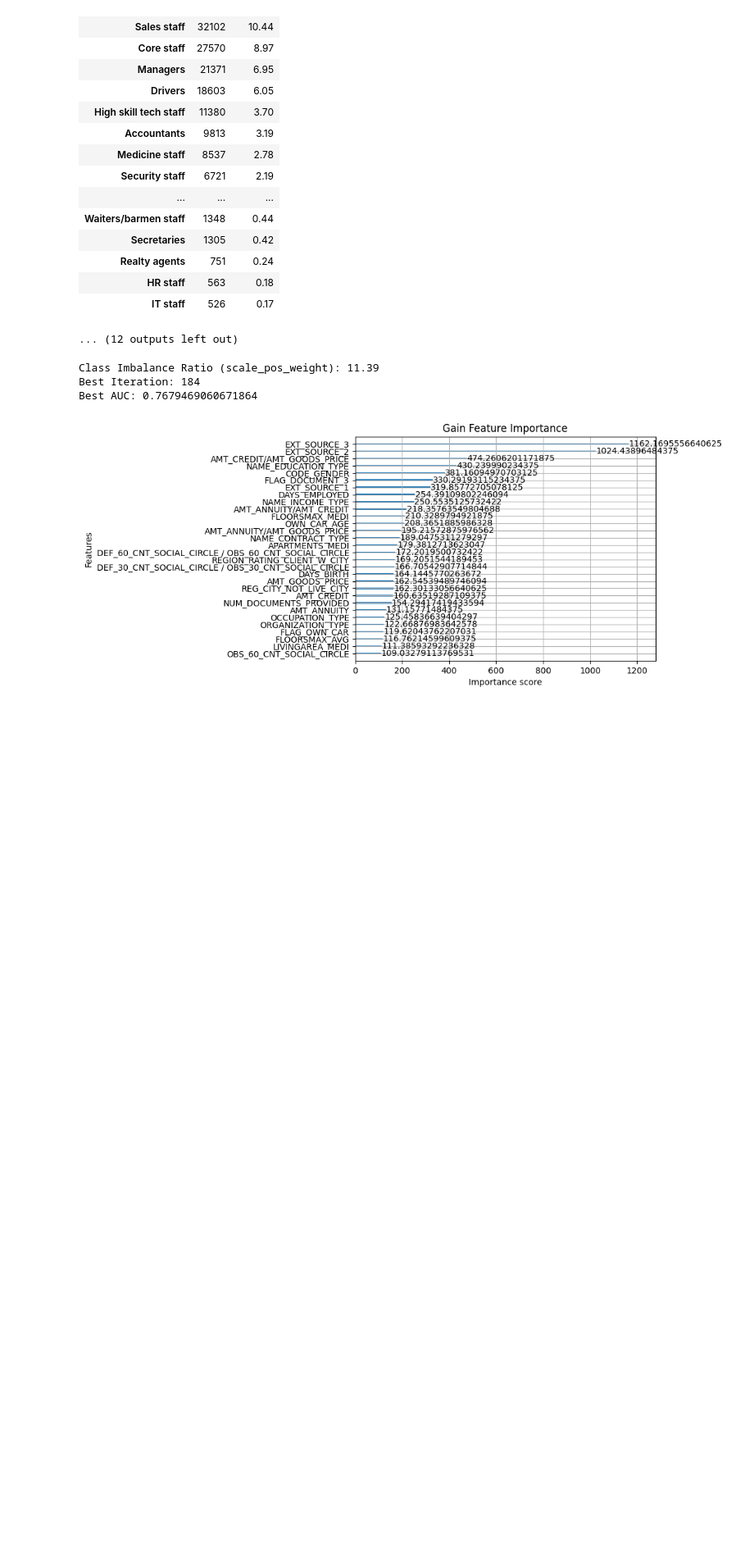
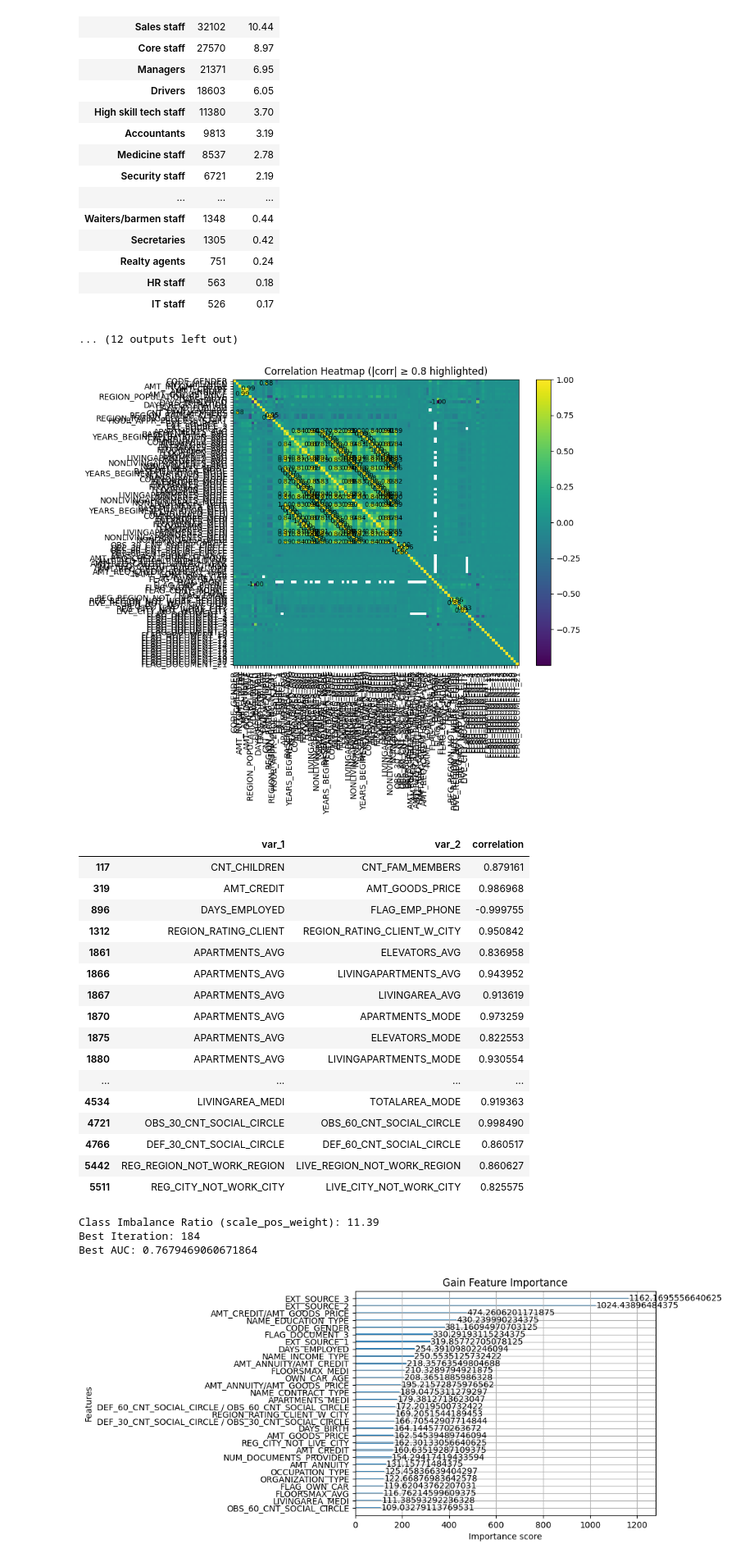
Before and after one commit to skydoldif/home-credit-default-risk, a Jupyter notebook: data_processing.ipynb, the cells around one changed output. Shown at 82% size. Cells and saved outputs as stored; diff of their text form; code cells hidden in the pictures; blank space fills up the shorter version.

```diff
--- a/data_processing.ipynb
+++ b/data_processing.ipynb
@@ -142,6 +142,69 @@ Name: Description, dtype: object
 # %%
 X_trainval = feature_engineering(X_trainval)
 X_test = feature_engineering(X_test)
+# %%
+# Plot correlation heatmap and highlight highly correlated variables (|corr| >= threshold)
+import numpy as np
+import matplotlib.pyplot as plt
+
+# Assume X_trainval, numerical_vars, binary_vars already exist in the environment
+cols = numerical_vars + binary_vars
+corr = X_trainval[cols].corr()
+
+threshold = 0.8  # define "highly correlated"
+
+fig, ax = plt.subplots(figsize=(10, 8))
+
+# Heatmap using matplotlib only
+im = ax.imshow(corr.values)
+plt.colorbar(im, ax=ax, fraction=0.046, pad=0.04)
+
+# Ticks and labels
+ax.set_xticks(np.arange(len(cols)))
+ax.set_yticks(np.arange(len(cols)))
+ax.set_xticklabels(cols, rotation=90)
+ax.set_yticklabels(cols)
+
+# Highlight highly correlated pairs
+for i in range(len(cols)):
+    for j in range(len(cols)):
+        if i != j and abs(corr.values[i, j]) >= threshold:
+            ax.text(j, i, f"{corr.values[i, j]:.2f}",
+                    ha="center", va="center", fontsize=8)
+
+ax.set_title(f"Correlation Heatmap (|corr| ≥ {threshold} highlighted)")
+plt.tight_layout()
+plt.show()
+
+# Also print the list of highly correlated variable pairs
+high_corr_pairs = (
+    corr.where(np.triu(np.ones(corr.shape), k=1).astype(bool))
+        .stack()
+        .reset_index()
+)
+high_corr_pairs.columns = ["var_1", "var_2", "correlation"]
+high_corr_pairs = high_corr_pairs[high_corr_pairs["correlation"].abs() >= threshold]
+
+high_corr_pairs
+# %% [output]
+[figure, added]
+|  | var_1 | var_2 | correlation |
+| 117 | CNT_CHILDREN | CNT_FAM_MEMBERS | 0.879161 |
+| 319 | AMT_CREDIT | AMT_GOODS_PRICE | 0.986968 |
+| 896 | DAYS_EMPLOYED | FLAG_EMP_PHONE | -0.999755 |
+| 1312 | REGION_RATING_CLIENT | REGION_RATING_CLIENT_W_CITY | 0.950842 |
+| 1861 | APARTMENTS_AVG | ELEVATORS_AVG | 0.836958 |
+| 1866 | APARTMENTS_AVG | LIVINGAPARTMENTS_AVG | 0.943952 |
+| 1867 | APARTMENTS_AVG | LIVINGAREA_AVG | 0.913619 |
+| 1870 | APARTMENTS_AVG | APARTMENTS_MODE | 0.973259 |
+| 1875 | APARTMENTS_AVG | ELEVATORS_MODE | 0.822553 |
+| 1880 | APARTMENTS_AVG | LIVINGAPARTMENTS_MODE | 0.930554 |
+| ... | ... | ... | ... |
+| 4534 | LIVINGAREA_MEDI | TOTALAREA_MODE | 0.919363 |
+| 4721 | OBS_30_CNT_SOCIAL_CIRCLE | OBS_60_CNT_SOCIAL_CIRCLE | 0.998490 |
+| 4766 | DEF_30_CNT_SOCIAL_CIRCLE | DEF_60_CNT_SOCIAL_CIRCLE | 0.860517 |
+| 5442 | REG_REGION_NOT_WORK_REGION | LIVE_REGION_NOT_WORK_REGION | 0.860627 |
+| 5511 | REG_CITY_NOT_WORK_CITY | LIVE_CITY_NOT_WORK_CITY | 0.825575 |
 # %%
 from sklearn.model_selection import train_test_split
 import shap
```
